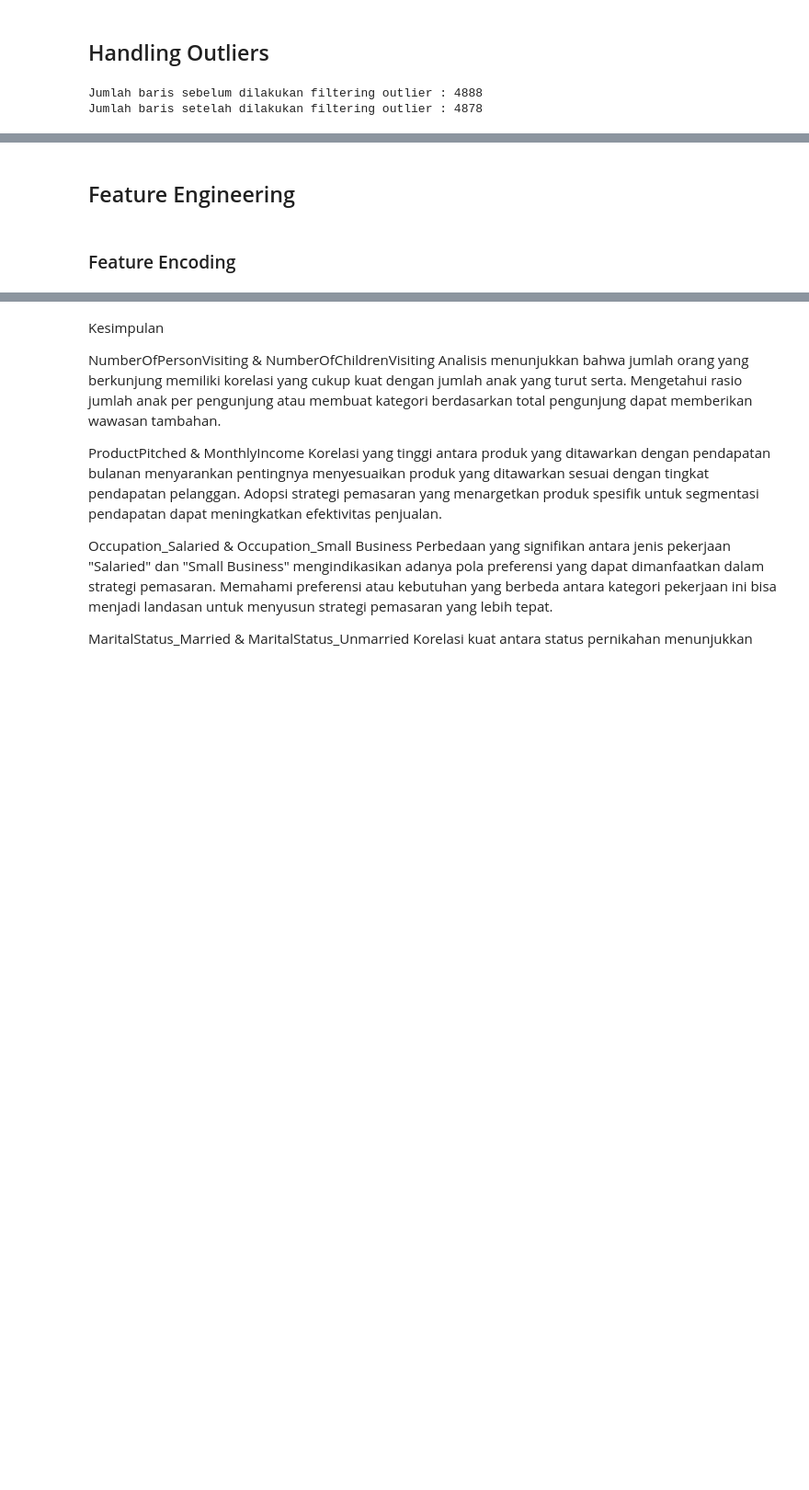
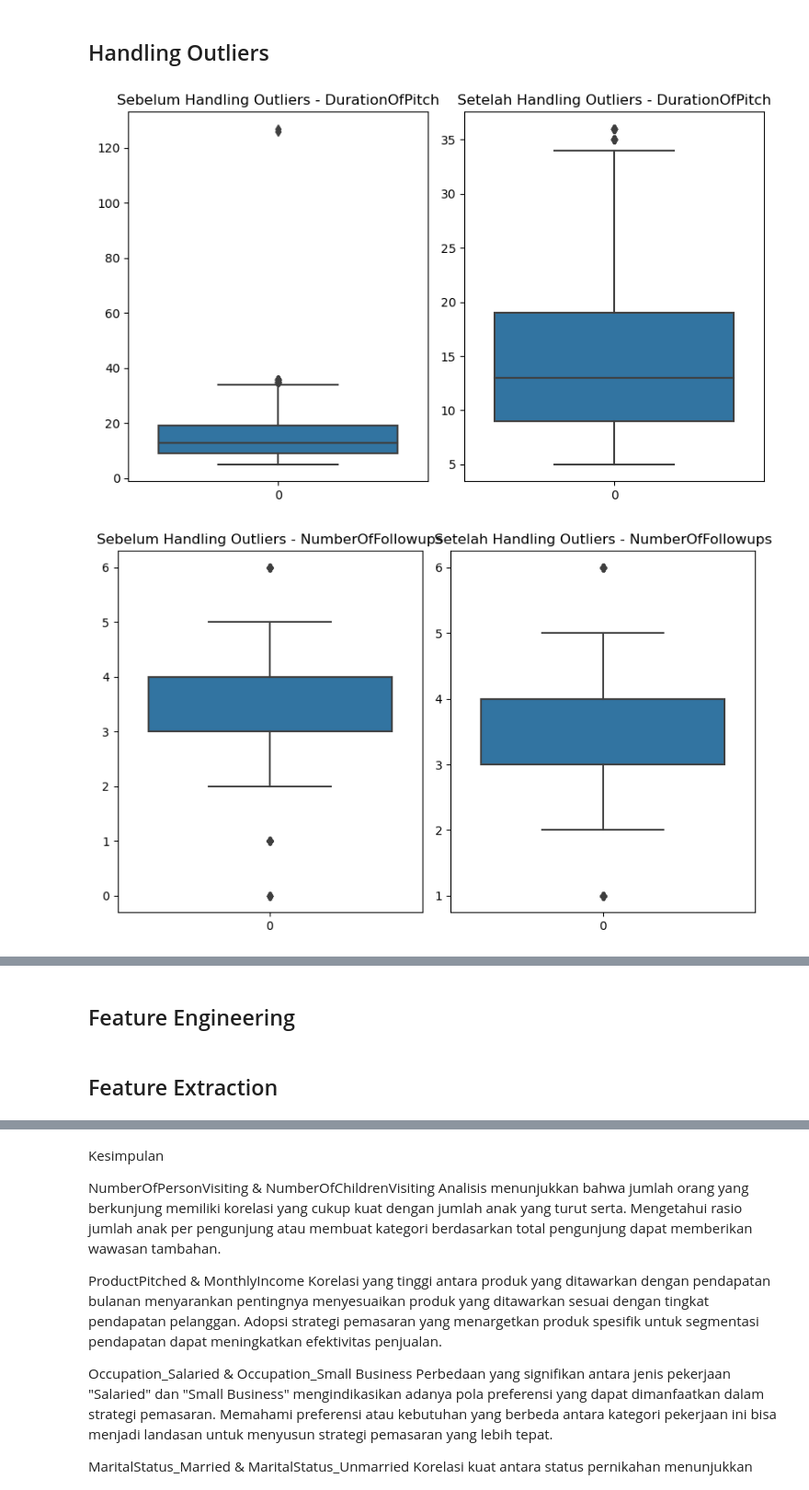
Before and after one commit to damaraira/ByteBenders, a Jupyter notebook: EDA-ByteBenders-lim.ipynb, the cells around one changed output, grey strips where cells are left out. Shown at 92% size. Cells and saved outputs as stored; diff of their text form; code cells hidden in the pictures; blank space fills up the shorter version.

```diff
--- a/EDA-ByteBenders-lim.ipynb
+++ b/EDA-ByteBenders-lim.ipynb
@@ -1053,7 +1076,7 @@ df_prep[miss_cols].select_dtypes(include='object').describe()
 | freq | 3444 |
 # %%
 df_prep['Age'].fillna(df_prep['Age'].mean(), inplace=True)
-df_prep['TypeofContact'].fillna(df_prep['TypeofContact'].mode()[0])
+df_prep['TypeofContact'].fillna('Unknown', inplace=True)
 df_prep['DurationOfPitch'].fillna(df_prep['DurationOfPitch'].median(), inplace=True)
 df_prep['NumberOfFollowups'].fillna(0, inplace=True)
 df_prep['PreferredPropertyStar'].fillna(3, inplace=True)
@@ -1083,18 +1109,53 @@ dtype: bool
 # %% [markdown]
 ## Handling Outliers
 # %%
-from scipy import stats
-print('Jumlah baris sebelum dilakukan filtering outlier :', df_prep.shape[0])
+# from scipy import stats
+# print('Jumlah baris sebelum dilakukan filtering outlier :', df_prep.shape[0])
 
-f_outlier = np.array([True] * len(df_prep))
-outlier_cols = ['DurationOfPitch', 'NumberOfTrips', 'MonthlyIncome']
+# f_outlier = np.array([True] * len(df_prep))
+# outlier_cols = ['DurationOfPitch', 'NumberOfTrips', 'MonthlyIncome']
 
-for col in outlier_cols:
-    z_scores = abs(stats.zscore(df_prep[col]))
-    f_outlier = f_outlier & (z_scores < 3)
+# for col in outlier_cols:
+#     z_scores = abs(stats.zscore(df_prep[col]))
+#     f_outlier = f_outlier & (z_scores < 3)
 
-df_prep = df_prep[f_outlier]
-print('Jumlah baris setelah dilakukan filtering outlier :', df_prep.shape[0])
+# df_prep = df_prep[f_outlier]
+# print('Jumlah baris setelah dilakukan filtering outlier :', df_prep.shape[0])
-# %% [output]
-Jumlah baris sebelum dilakukan filtering outlier : 4888
-Jumlah baris setelah dilakukan filtering outlier : 4878
+# %%
+from scipy import stats
+
+# Menginisialisasi list untuk menyimpan kolom-kolom dengan outliers
+cols_with_outliers = []
+
+# Loop untuk mengecek outliers di setiap kolom
+for col in df_prep.columns:
+    if df_prep[col].dtype in ['int64', 'float64']:  # Memastikan kolom numerik saja yang diperiksa
+        z_scores = abs(stats.zscore(df_prep[col]))
+        f_outlier = z_scores > 3  # Misalnya, threshold Z-score > 3 sebagai indikasi outliers
+        if f_outlier.any():  # Jika ada outlier dalam kolom tersebut
+            cols_with_outliers.append(col)  # Menyimpan nama kolom dengan outliers
+
+# Visualisasi sebelum dan sesudah penanganan outliers untuk setiap kolom yang memiliki outliers
+for col in cols_with_outliers:
+    plt.figure(figsize=(8, 5))
+
+    # Boxplot sebelum penanganan outliers
+    plt.subplot(1, 2, 1)
+    sns.boxplot(data=df_prep[col])
+    plt.title(f'Sebelum Handling Outliers - {col}')
+
+    # Handling outliers dengan Z-score
+    z_scores = abs(stats.zscore(df_prep[col]))
+    f_outlier = z_scores > 3
+    filtered_data = df_prep[~f_outlier]
+
+    # Boxplot setelah penanganan outliers
+    plt.subplot(1, 2, 2)
+    sns.boxplot(data=filtered_data[col])
+    plt.title(f'Setelah Handling Outliers - {col}')
+
+    plt.tight_layout()
+    plt.show()
+# %% [output]
+[figure, added]
+[figure, added]
@@ -1101,4 +1164,4 @@ Jumlah baris setelah dilakukan filtering outlier : 4878
 # %% [markdown]
 ## Feature Engineering
 # %% [markdown]
-### Feature Encoding
+## Feature Extraction
```
Also changed, not shown: parts of 65 cells of this notebook.
